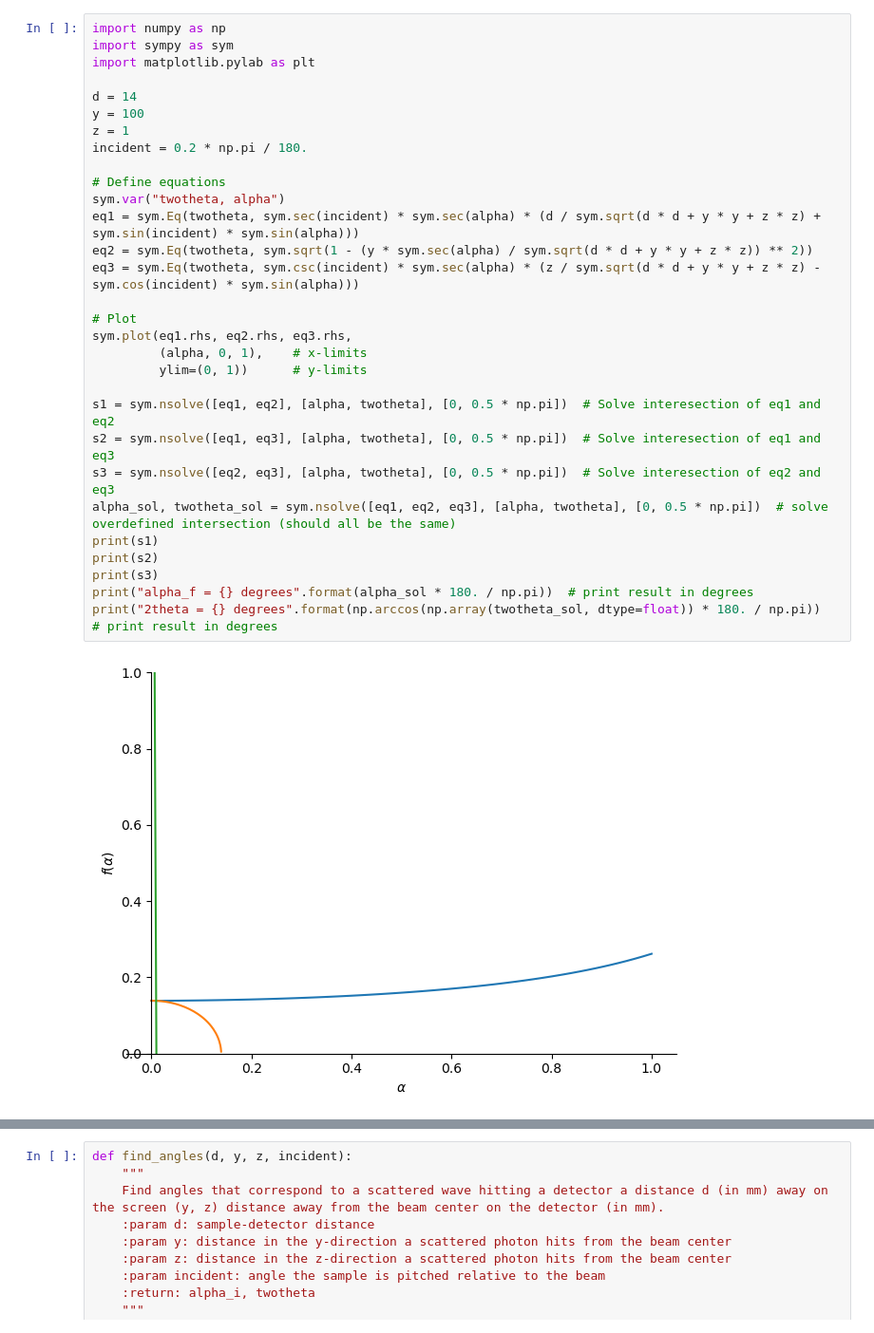
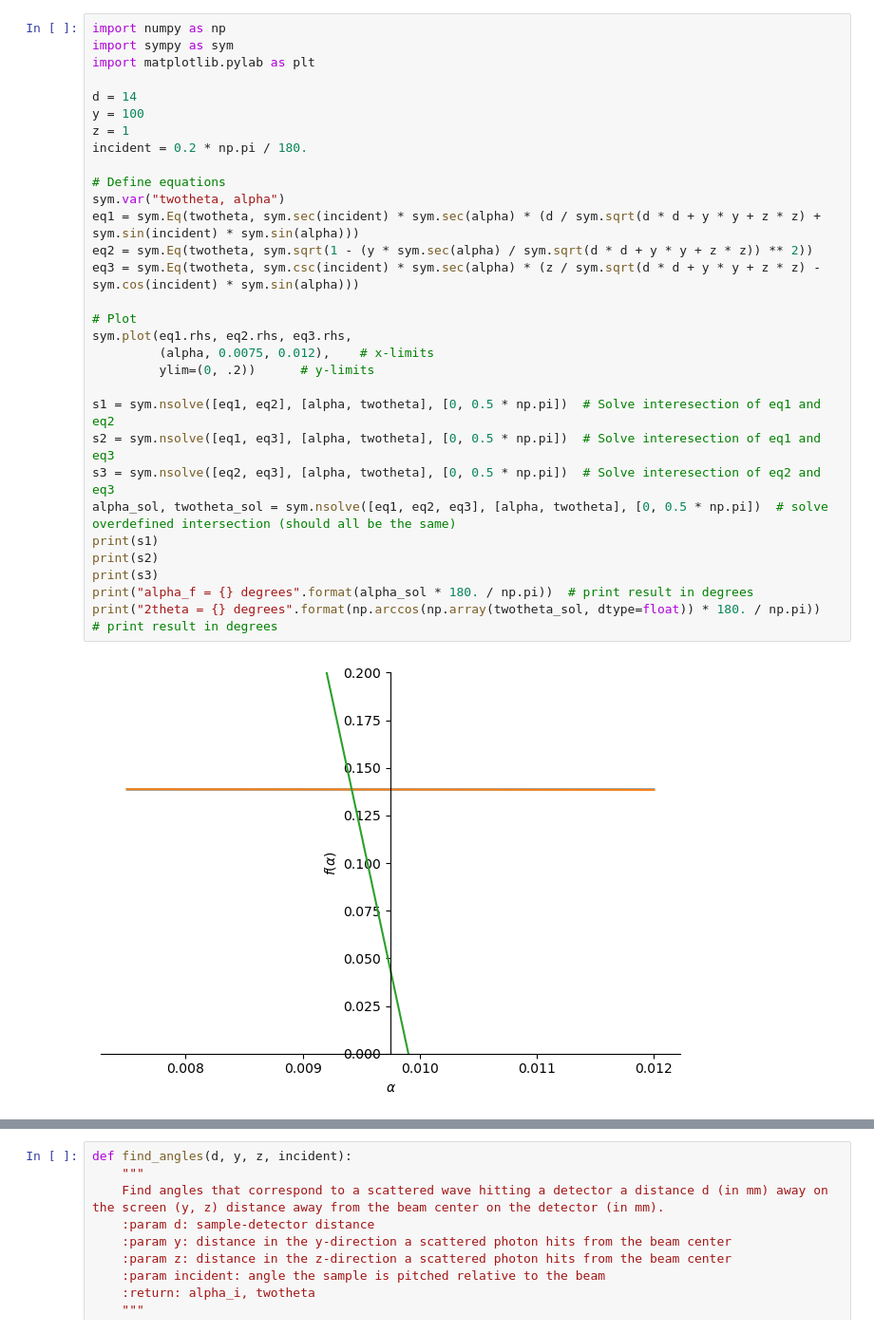
Before and after one commit to ttortorici/GIWAXS, a Jupyter notebook: test.ipynb, the cells around one changed output, grey strips where cells are left out. Shown at 95% size. Drawn from its saved outputs; the diff is of its cells as text.

```diff
--- a/test.ipynb
+++ b/test.ipynb
@@ -1,35 +1,35 @@
 # %%
 import numpy as np
 import sympy as sym
 import matplotlib.pylab as plt
 
 d = 14
 y = 100
 z = 1
 incident = 0.2 * np.pi / 180.
 
 # Define equations
 sym.var("twotheta, alpha")
 eq1 = sym.Eq(twotheta, sym.sec(incident) * sym.sec(alpha) * (d / sym.sqrt(d * d + y * y + z * z) + sym.sin(incident) * sym.sin(alpha)))
 eq2 = sym.Eq(twotheta, sym.sqrt(1 - (y * sym.sec(alpha) / sym.sqrt(d * d + y * y + z * z)) ** 2))
 eq3 = sym.Eq(twotheta, sym.csc(incident) * sym.sec(alpha) * (z / sym.sqrt(d * d + y * y + z * z) - sym.cos(incident) * sym.sin(alpha)))
 
 # Plot
 sym.plot(eq1.rhs, eq2.rhs, eq3.rhs,
-         (alpha, 0, 1),    # x-limits
-         ylim=(0, 1))      # y-limits
+         (alpha, 0.0075, 0.012),    # x-limits
+         ylim=(0, .2))      # y-limits
 
 s1 = sym.nsolve([eq1, eq2], [alpha, twotheta], [0, 0.5 * np.pi])  # Solve interesection of eq1 and eq2
 s2 = sym.nsolve([eq1, eq3], [alpha, twotheta], [0, 0.5 * np.pi])  # Solve interesection of eq1 and eq3
 s3 = sym.nsolve([eq2, eq3], [alpha, twotheta], [0, 0.5 * np.pi])  # Solve interesection of eq2 and eq3
 alpha_sol, twotheta_sol = sym.nsolve([eq1, eq2, eq3], [alpha, twotheta], [0, 0.5 * np.pi])  # solve overdefined intersection (should all be the same)
 print(s1)
 print(s2)
 print(s3)
 print("alpha_f = {} degrees".format(alpha_sol * 180. / np.pi))  # print result in degrees
 print("2theta = {} degrees".format(np.arccos(np.array(twotheta_sol, dtype=float)) * 180. / np.pi))  # print result in degrees
 # %% [output]
-[figure, old version]
+[figure, new version]
 Matrix([[0.00941906322919668], [0.138680920693219]])
 Matrix([[0.00941906322919645], [0.138680920693219]])
 Matrix([[0.00941906322919645], [0.138680920693219]])
```
Also changed, not shown: parts of 2 cells of this notebook.
